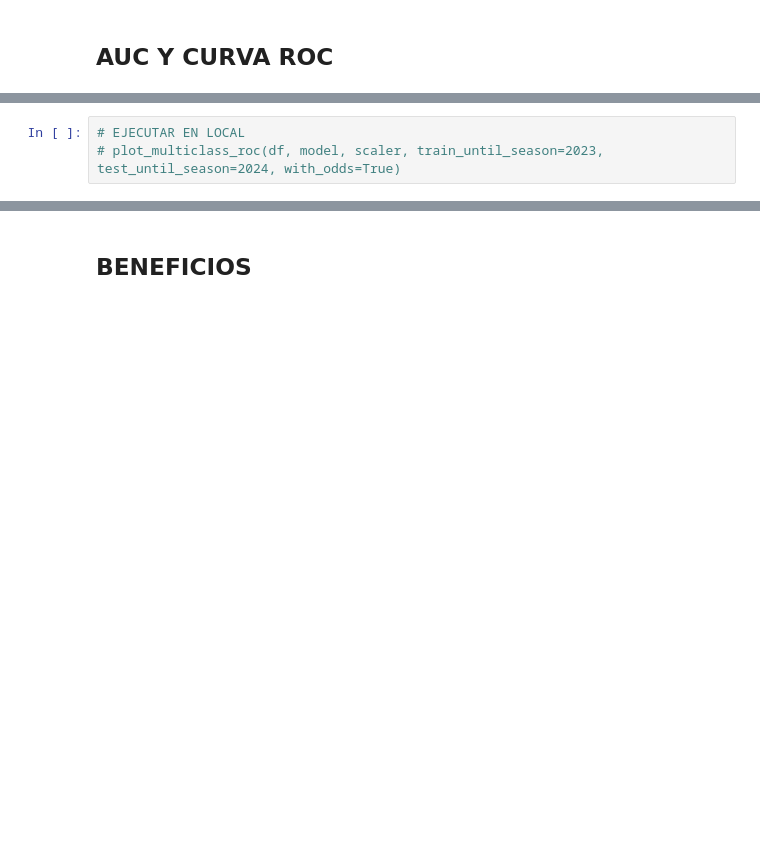
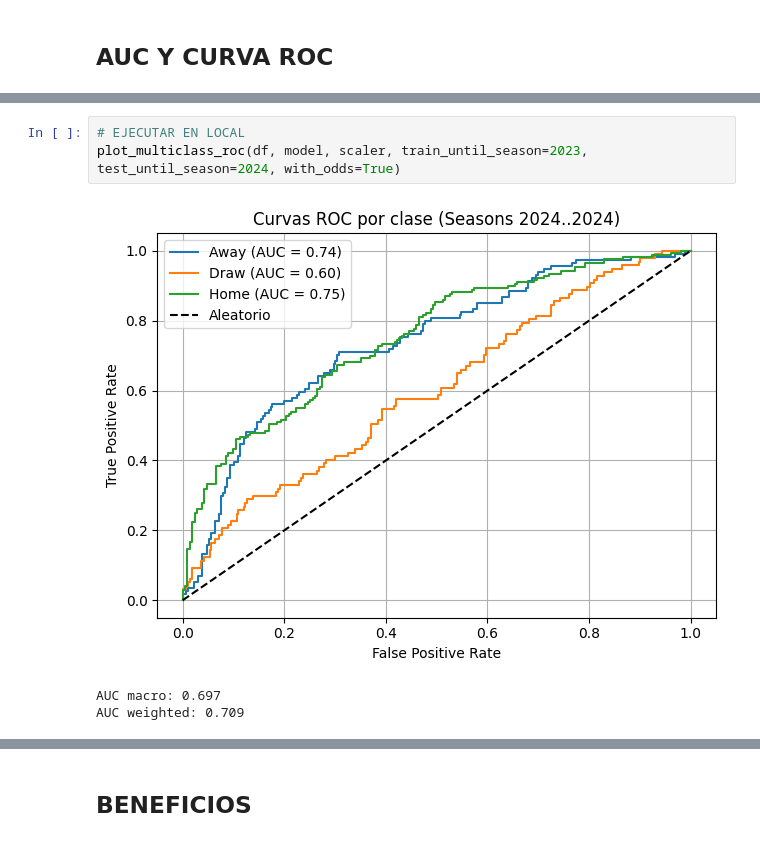
Before and after one commit to manuferrod/laliga-predictor-engine, a Jupyter notebook: notebooks/MODELOS.ipynb, the cells around one changed output, grey strips where cells are left out. Saved outputs shown, nothing was run; the diff lists cells and outputs as text; blank space fills up the shorter version.

```diff
--- a/notebooks/MODELOS.ipynb
+++ b/notebooks/MODELOS.ipynb
@@ -1450,3 +1801,7 @@ def plot_multiclass_roc(
 # %%
 # EJECUTAR EN LOCAL
-# plot_multiclass_roc(df, model, scaler, train_until_season=2023, test_until_season=2024, with_odds=True)
+plot_multiclass_roc(df, model, scaler, train_until_season=2023, test_until_season=2024, with_odds=True)
+# %% [output]
+[figure, added]
+AUC macro: 0.697
+AUC weighted: 0.709
```
Also changed, not shown: parts of 54 cells of this notebook.
